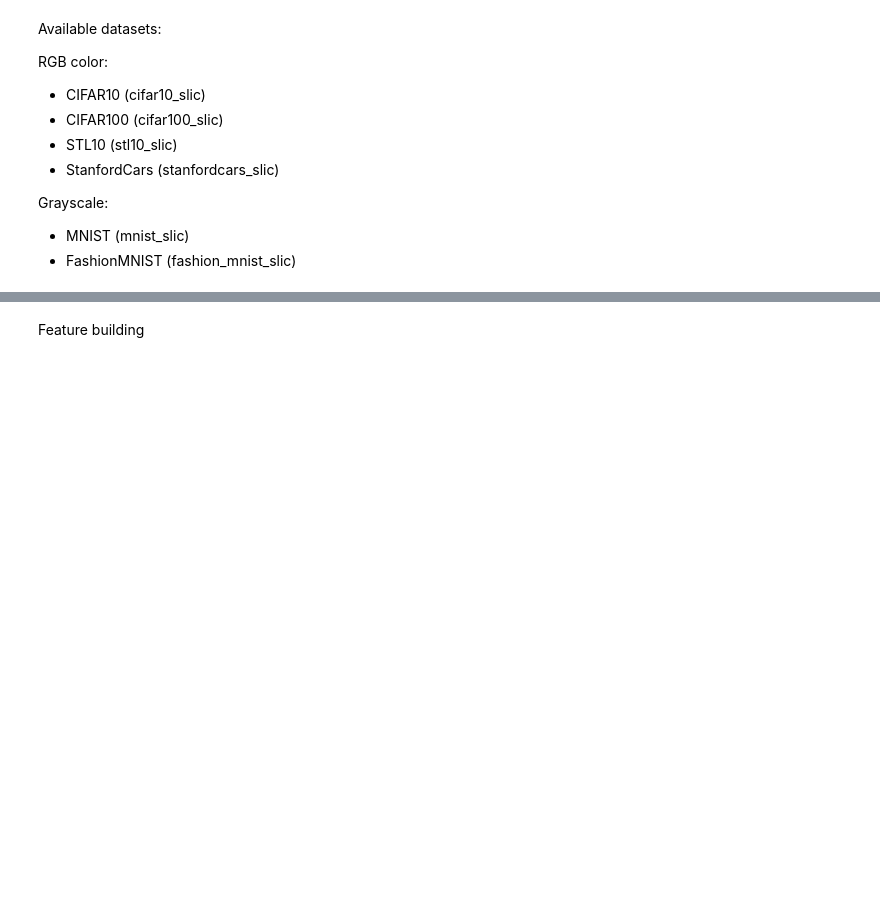
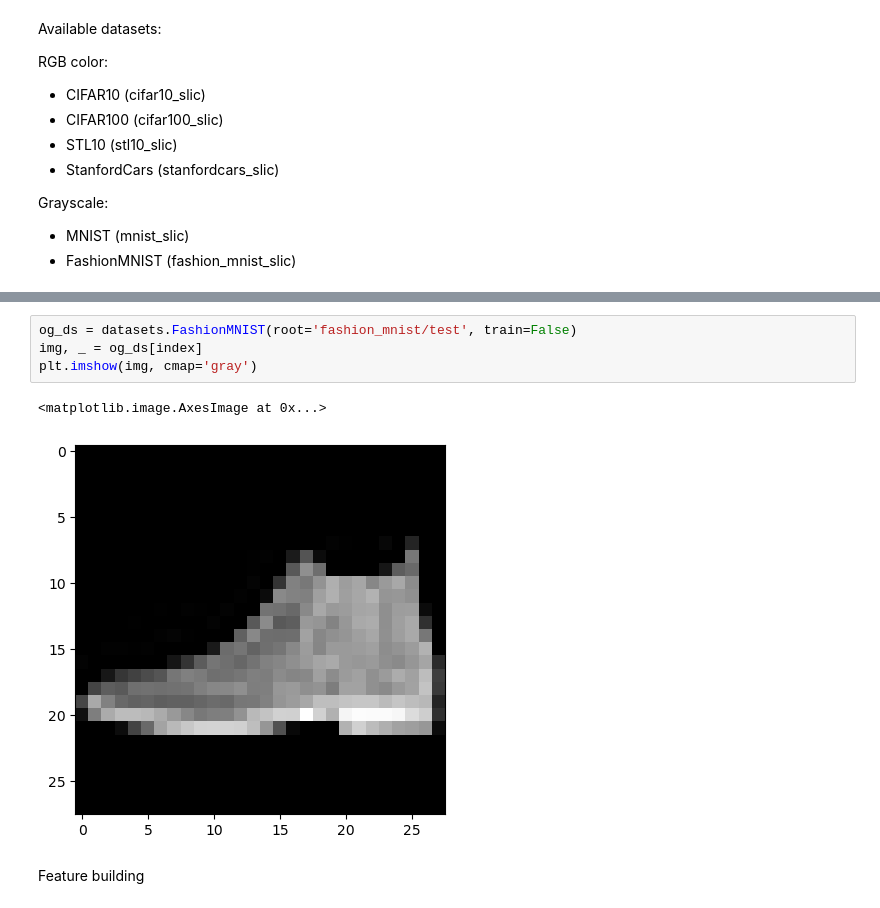
Before and after one commit to jpelayx/mnist-graphs, a Jupyter notebook: viz.ipynb, the cells around one changed output, grey strips where cells are left out. Drawn from its saved outputs; the diff is of its cells as text; blank space fills up the shorter version.

```diff
--- a/viz.ipynb
+++ b/viz.ipynb
@@ -65,3 +64,10 @@ nx.draw(nx_g, pos=nx_pos, node_color=nx_color)
+# %%
+og_ds = datasets.FashionMNIST(root='fashion_mnist/test', train=False)
+img, _ = og_ds[index]
+plt.imshow(img, cmap='gray')
+# %% [output]
+<matplotlib.image.AxesImage at 0x...>
+[figure, added]
 # %% [markdown]
 Feature building
 # %%
```
Also changed, not shown: parts of 4 cells of this notebook.
